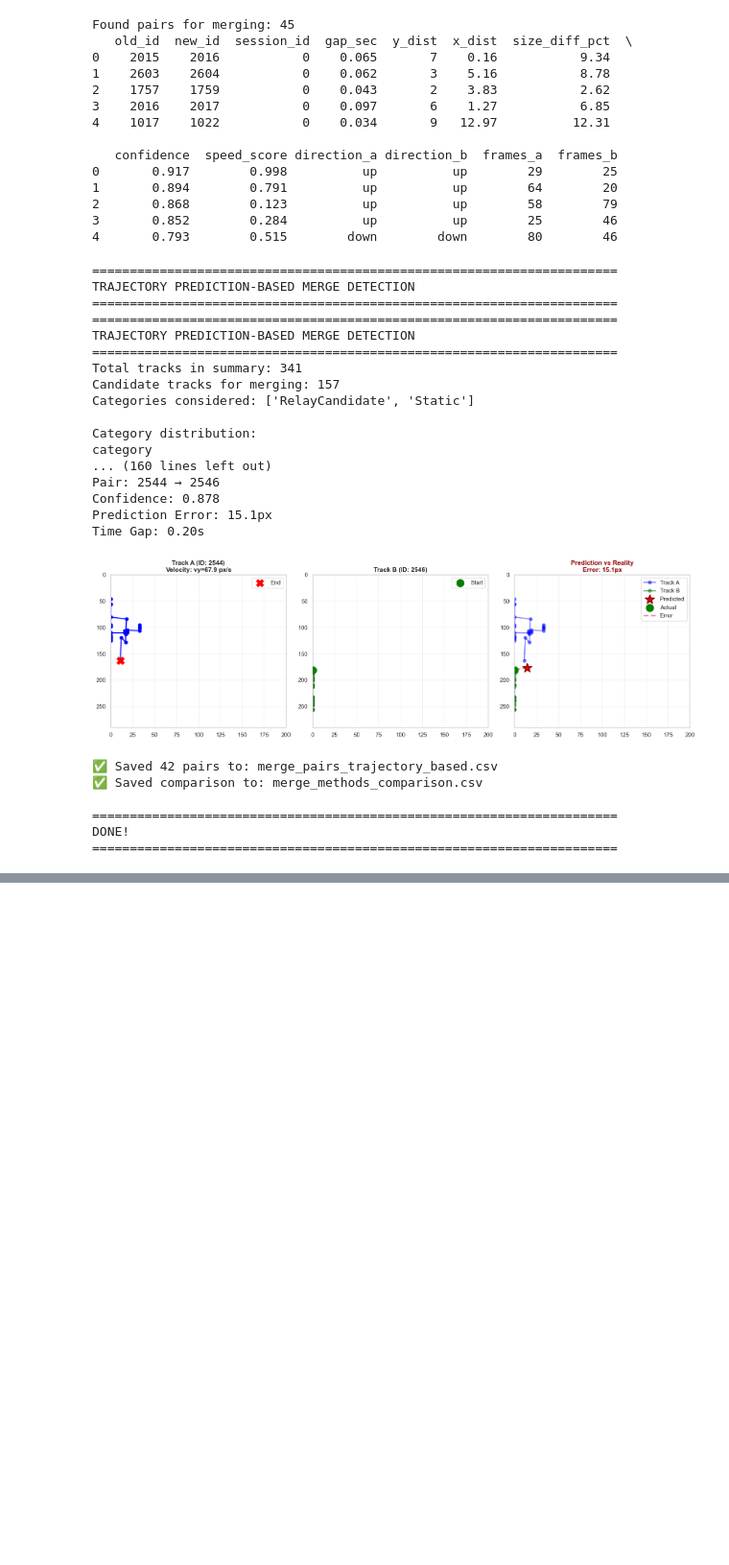
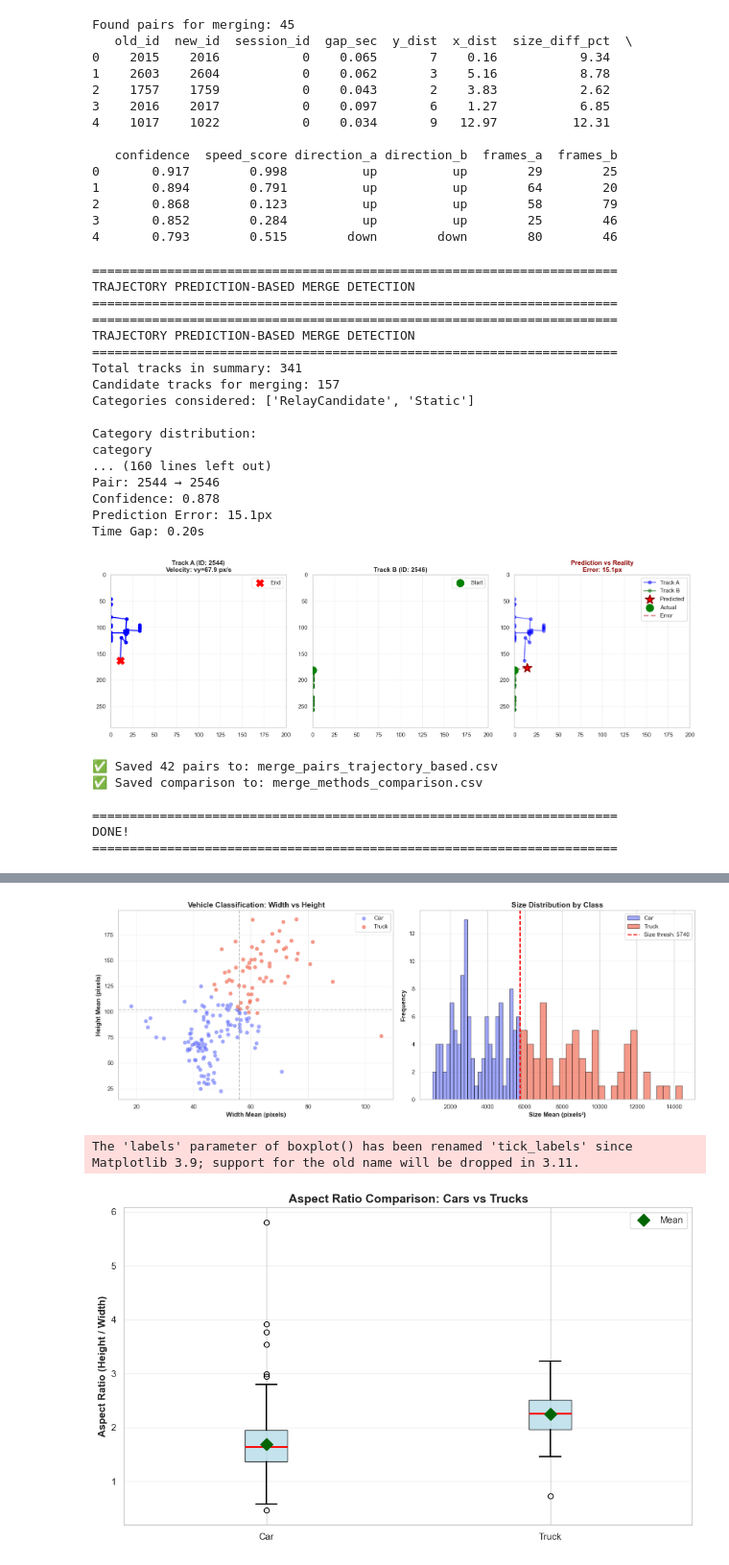
Before and after one commit to mikeandrusyak/Traffic-monitoring-Challenge, a Jupyter notebook: load_data_from_database.ipynb, the cells around one changed output, grey strips where cells are left out. Shown at 96% size. Cells and saved outputs as stored; diff of their text form; code cells hidden in the pictures; blank space fills up the shorter version.

```diff
--- a/load_data_from_database.ipynb
+++ b/load_data_from_database.ipynb
@@ -1289,0 +1717,80 @@ DONE!
+# %%
+## Visualize vehicle classification
+
+import matplotlib.pyplot as plt
+
+# Create figure with two subplots
+fig, axes = plt.subplots(1, 2, figsize=(16, 6))
+
+# Separate by class
+cars = final_summary_with_class[final_summary_with_class['Class'] == 'Car']
+trucks = final_summary_with_class[final_summary_with_class['Class'] == 'Truck']
+
+# Plot 1: Width vs Height scatter
+ax1 = axes[0]
+ax1.scatter(cars['w_mean'], cars['h_mean'], alpha=0.6, label='Car', s=60, c='#636EFA', edgecolors='white', linewidth=0.5)
+ax1.scatter(trucks['w_mean'], trucks['h_mean'], alpha=0.6, label='Truck', s=60, c='#EF553B', edgecolors='white', linewidth=0.5)
+ax1.set_xlabel('Width Mean (pixels)', fontsize=12, fontweight='bold')
+ax1.set_ylabel('Height Mean (pixels)', fontsize=12, fontweight='bold')
+ax1.set_title('Vehicle Classification: Width vs Height', fontsize=14, fontweight='bold')
+ax1.legend(fontsize=11)
+ax1.grid(True, alpha=0.3)
+
+# Add threshold lines (approximate)
+w_thresh = final_summary_viable['w_mean'].quantile(0.65)
+h_thresh = final_summary_viable['h_mean'].quantile(0.60)
+ax1.axvline(w_thresh, color='gray', linestyle='--', alpha=0.5, linewidth=1.5, label=f'Width thresh: {w_thresh:.1f}')
+ax1.axhline(h_thresh, color='gray', linestyle='--', alpha=0.5, linewidth=1.5, label=f'Height thresh: {h_thresh:.1f}')
+
+# Plot 2: Size distribution comparison
+ax2 = axes[1]
+ax2.hist(cars['size_mean'], bins=25, alpha=0.6, label='Car', color='#636EFA', edgecolor='black')
+ax2.hist(trucks['size_mean'], bins=25, alpha=0.6, label='Truck', color='#EF553B', edgecolor='black')
+ax2.set_xlabel('Size Mean (pixels²)', fontsize=12, fontweight='bold')
+ax2.set_ylabel('Frequency', fontsize=12, fontweight='bold')
+ax2.set_title('Size Distribution by Class', fontsize=14, fontweight='bold')
+ax2.legend(fontsize=11)
+ax2.grid(True, alpha=0.3, axis='y')
+
+# Add size threshold line
+size_thresh = final_summary_viable['size_mean'].quantile(0.65)
+ax2.axvline(size_thresh, color='red', linestyle='--', linewidth=2, label=f'Size thresh: {size_thresh:.0f}')
+ax2.legend(fontsize=11)
+
+plt.tight_layout()
+plt.show()
+
+# Additional plot: Aspect ratio comparison
+fig2, ax = plt.subplots(figsize=(10, 6))
+
+ax.boxplot([cars['aspect_ratio'], trucks['aspect_ratio']],
+           labels=['Car', 'Truck'],
+           patch_artist=True,
+           boxprops=dict(facecolor='lightblue', alpha=0.7),
+           medianprops=dict(color='red', linewidth=2),
+           whiskerprops=dict(linewidth=1.5),
+           capprops=dict(linewidth=1.5))
+
+ax.set_ylabel('Aspect Ratio (Height / Width)', fontsize=12, fontweight='bold')
+ax.set_title('Aspect Ratio Comparison: Cars vs Trucks', fontsize=14, fontweight='bold')
+ax.grid(True, alpha=0.3, axis='y')
+
+# Add mean markers
+means = [cars['aspect_ratio'].mean(), trucks['aspect_ratio'].mean()]
+ax.plot([1, 2], means, 'D', color='darkgreen', markersize=10, label='Mean', zorder=3)
+ax.legend(fontsize=11)
+
+plt.tight_layout()
+plt.show()
+
+print("\n" + "="*70)
+print("CLASSIFICATION SUMMARY")
+print("="*70)
+print(f"\nTotal vehicles: {len(final_summary_with_class)}")
+print(f"  Cars:   {len(cars)} ({len(cars)/len(final_summary_with_class)*100:.1f}%)")
+print(f"  Trucks: {len(trucks)} ({len(trucks)/len(final_summary_with_class)*100:.1f}%)")
+print("\n" + "="*70)
+# %% [output]
+[figure, added]
+The 'labels' parameter of boxplot() has been renamed 'tick_labels' since Matplotlib 3.9; support for the old name will be dropped in 3.11.
+[figure, added]
```
Also changed, not shown: parts of 10 cells of this notebook, 1 other file.
